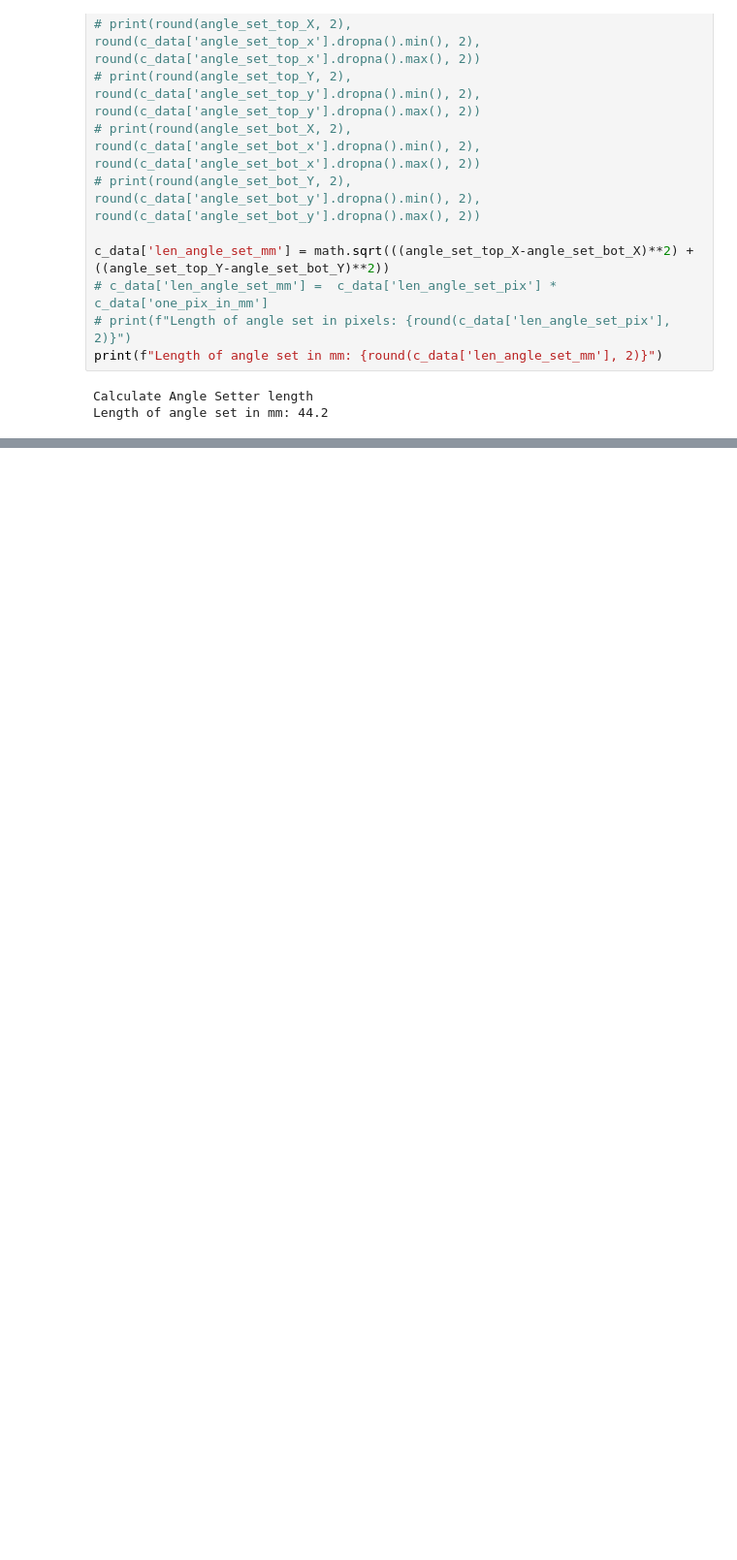
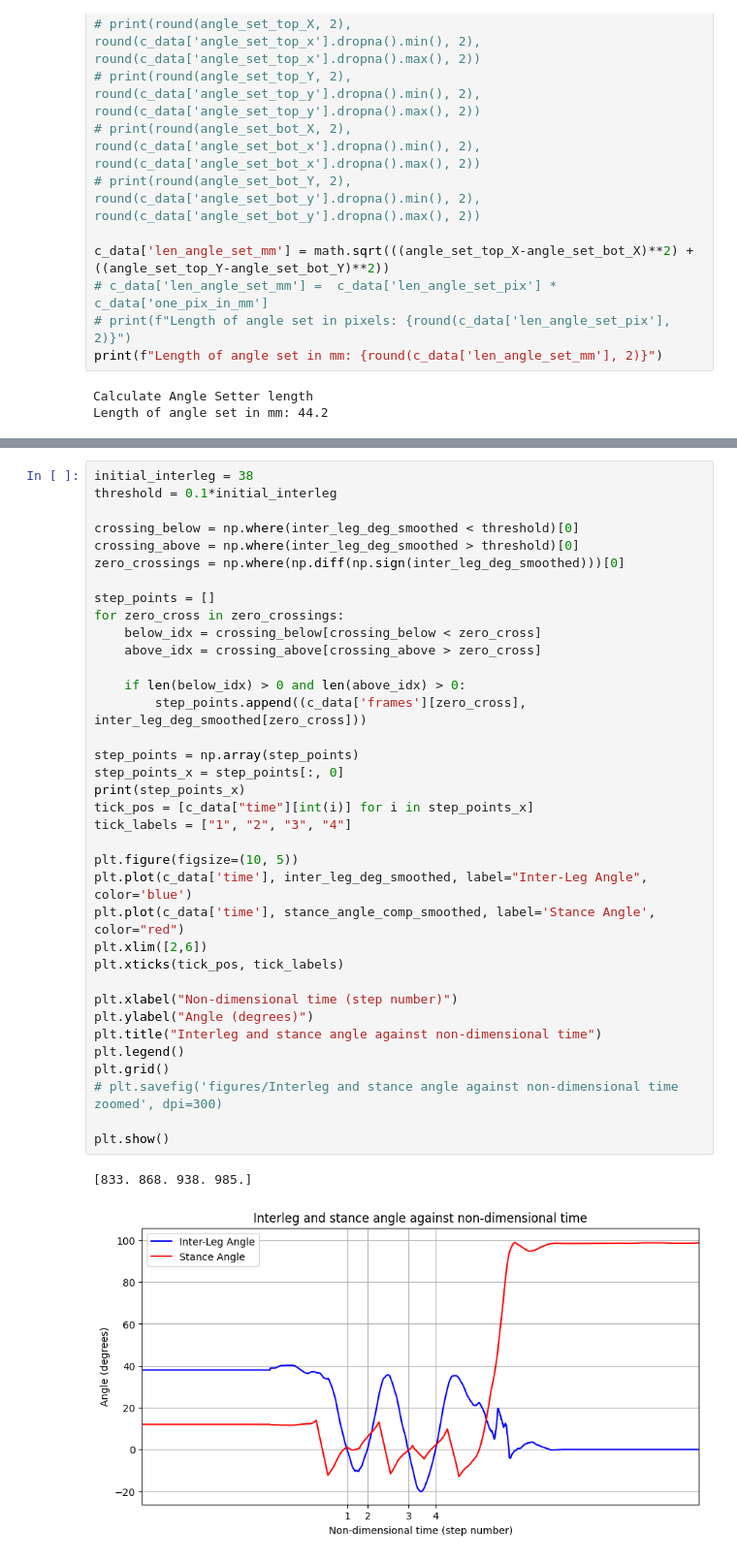
Before and after one commit to pran872/PDW, a Jupyter notebook: analyse_data.ipynb, the cells around one changed output, grey strips where cells are left out. Shown: that part at 97% size. Drawn from its saved outputs; the diff is of its cells as text; blank space fills up the shorter version.

```diff
--- a/analyse_data.ipynb
+++ b/analyse_data.ipynb
@@ -524,0 +575,39 @@ Combining inner and outer leg stance angles
+# %%
+initial_interleg = 38
+threshold = 0.1*initial_interleg
+
+crossing_below = np.where(inter_leg_deg_smoothed < threshold)[0]
+crossing_above = np.where(inter_leg_deg_smoothed > threshold)[0]
+zero_crossings = np.where(np.diff(np.sign(inter_leg_deg_smoothed)))[0]
+
+step_points = []
+for zero_cross in zero_crossings:
+    below_idx = crossing_below[crossing_below < zero_cross]
+    above_idx = crossing_above[crossing_above > zero_cross]
+
+    if len(below_idx) > 0 and len(above_idx) > 0:
+        step_points.append((c_data['frames'][zero_cross], inter_leg_deg_smoothed[zero_cross]))
+
+step_points = np.array(step_points)
+step_points_x = step_points[:, 0]
+print(step_points_x)
+tick_pos = [c_data["time"][int(i)] for i in step_points_x]
+tick_labels = ["1", "2", "3", "4"]
+
+plt.figure(figsize=(10, 5))
+plt.plot(c_data['time'], inter_leg_deg_smoothed, label="Inter-Leg Angle", color='blue')
+plt.plot(c_data['time'], stance_angle_comp_smoothed, label='Stance Angle', color="red")
+plt.xlim([2,6])
+plt.xticks(tick_pos, tick_labels)
+
+plt.xlabel("Non-dimensional time (step number)")
+plt.ylabel("Angle (degrees)")
+plt.title("Interleg and stance angle against non-dimensional time")
+plt.legend()
+plt.grid()
+# plt.savefig('figures/Interleg and stance angle against non-dimensional time zoomed', dpi=300)
+
+plt.show()
+# %% [output]
+[833. 868. 938. 985.]
+[figure, added]
```
Also changed, not shown: parts of 8 cells of this notebook, 8 other files.
